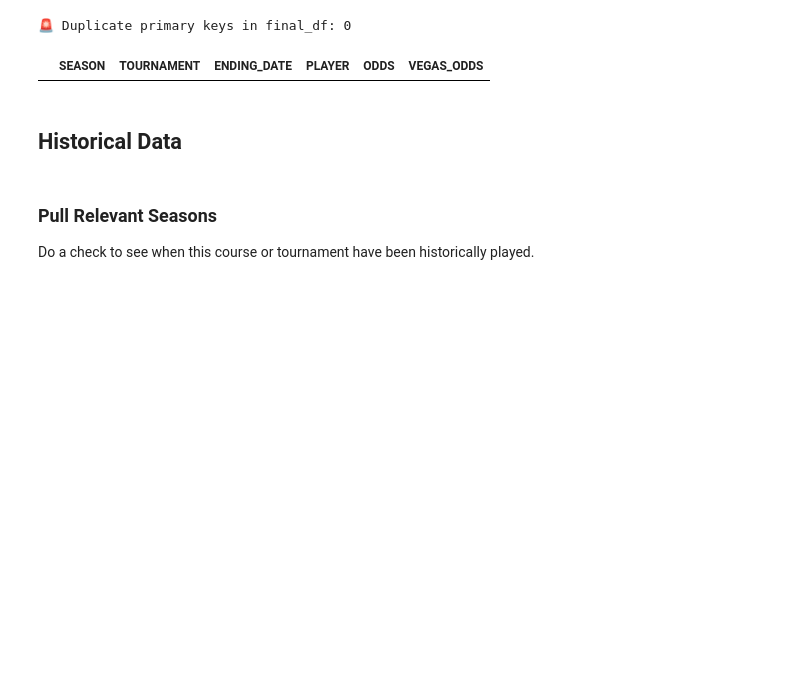
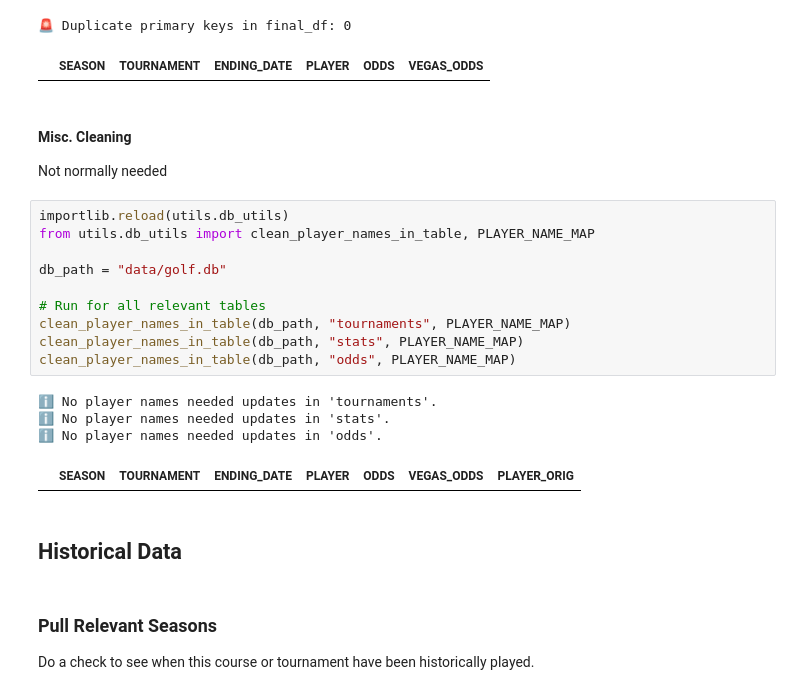
Before and after one commit to milleranalytics/pga-dk, a Jupyter notebook: pga-dk.ipynb, the cells around one changed output. Saved outputs shown, nothing was run; the diff lists cells and outputs as text; blank space fills up the shorter version.

```diff
--- a/pga-dk.ipynb
+++ b/pga-dk.ipynb
@@ -397,6 +397,24 @@ display(final_df[dupes].sort_values(by=["SEASON", "TOURNAMENT", "PLAYER"]))
 # %% [output]
 🚨 Duplicate primary keys in final_df: 0
 |  | SEASON | TOURNAMENT | ENDING_DATE | PLAYER | ODDS | VEGAS_ODDS |
+# %% [markdown]
+#### Misc. Cleaning
+Not normally needed
+# %%
+importlib.reload(utils.db_utils)
+from utils.db_utils import clean_player_names_in_table, PLAYER_NAME_MAP
+
+db_path = "data/golf.db"
+
+# Run for all relevant tables
+clean_player_names_in_table(db_path, "tournaments", PLAYER_NAME_MAP)
+clean_player_names_in_table(db_path, "stats", PLAYER_NAME_MAP)
+clean_player_names_in_table(db_path, "odds", PLAYER_NAME_MAP)
+# %% [output]
+ℹ️ No player names needed updates in 'tournaments'.
+ℹ️ No player names needed updates in 'stats'.
+ℹ️ No player names needed updates in 'odds'.
+|  | SEASON | TOURNAMENT | ENDING_DATE | PLAYER | ODDS | VEGAS_ODDS | PLAYER_ORIG |
 # %% [markdown]
 ## Historical Data
 # %% [markdown]
```
Also changed, not shown: parts of 11 cells of this notebook, 4 other files.
